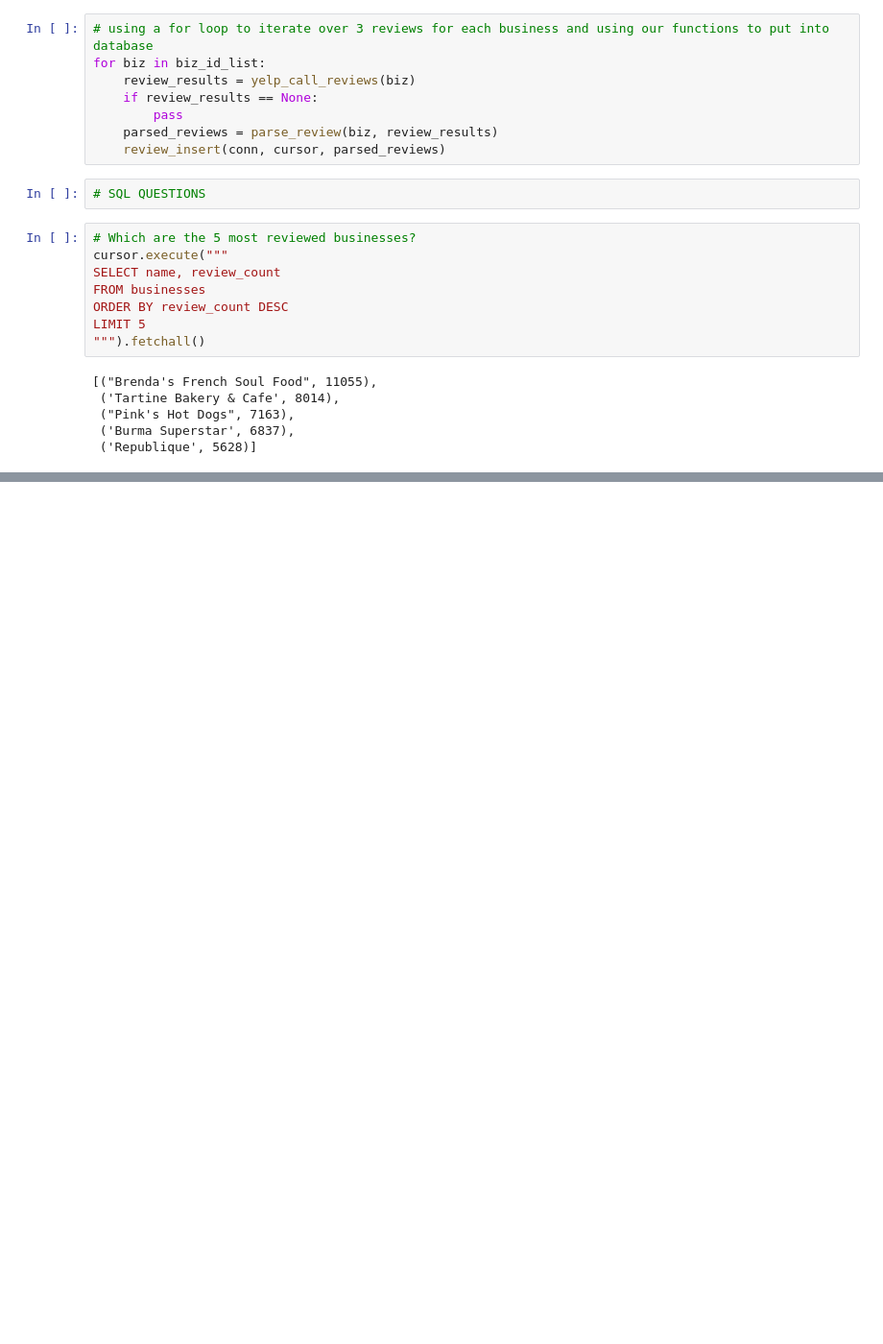
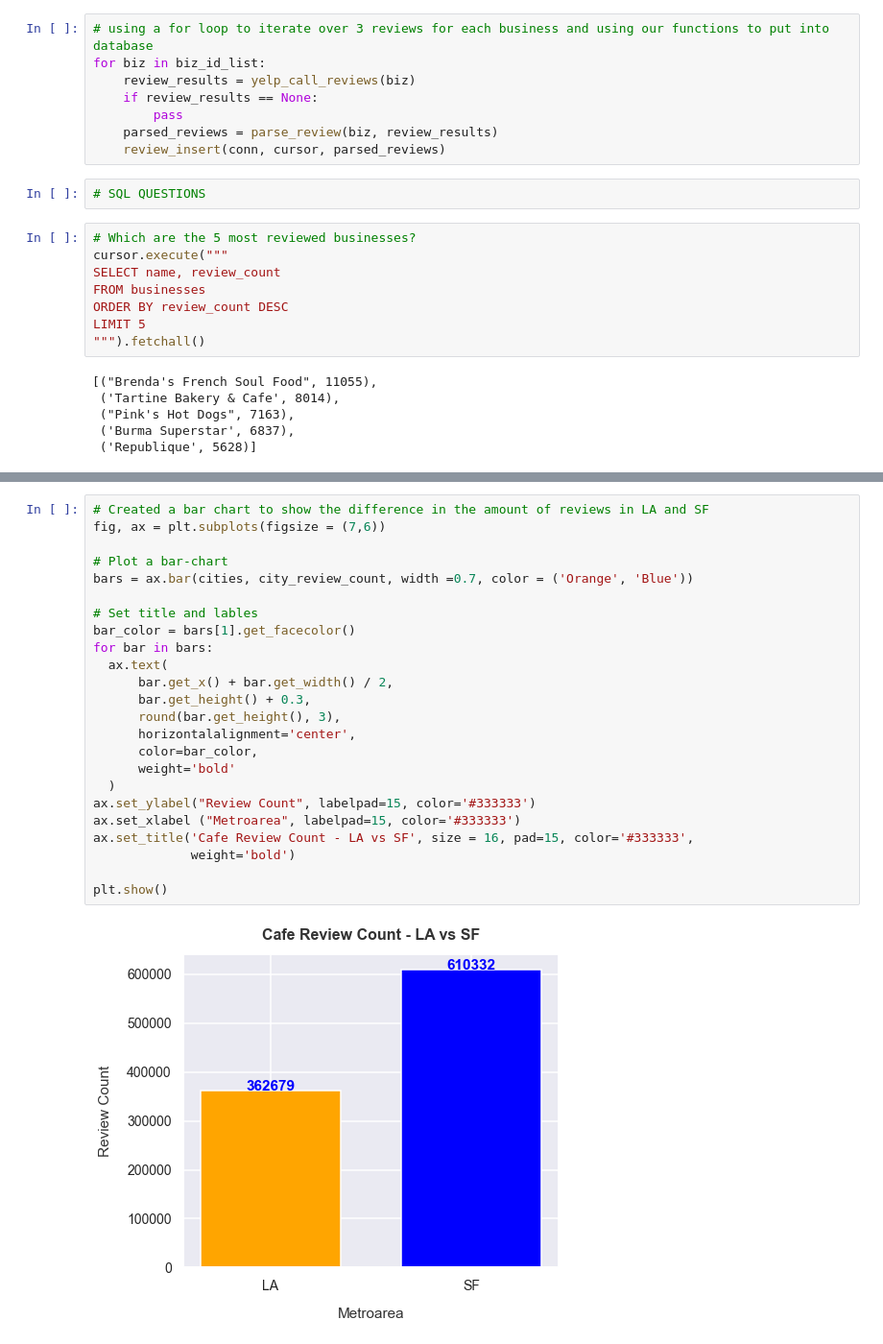
Before and after one commit to dawsonc96/YELP-Reviews-Project, a Jupyter notebook: yelp_setup.ipynb, the cells around one changed output, grey strips where cells are left out. Shown: that part at 96% size. Saved outputs shown, nothing was run; the diff lists cells and outputs as text; blank space fills up the shorter version.

```diff
--- a/yelp_setup.ipynb
+++ b/yelp_setup.ipynb
@@ -471,0 +451,26 @@ plt.legend().set_title('')
+# %%
+# Created a bar chart to show the difference in the amount of reviews in LA and SF
+fig, ax = plt.subplots(figsize = (7,6))
+
+# Plot a bar-chart
+bars = ax.bar(cities, city_review_count, width =0.7, color = ('Orange', 'Blue'))
+
+# Set title and lables
+bar_color = bars[1].get_facecolor()
+for bar in bars:
+  ax.text(
+      bar.get_x() + bar.get_width() / 2,
+      bar.get_height() + 0.3,
+      round(bar.get_height(), 3),
+      horizontalalignment='center',
+      color=bar_color,
+      weight='bold'
+  )
+ax.set_ylabel("Review Count", labelpad=15, color='#333333')
+ax.set_xlabel ("Metroarea", labelpad=15, color='#333333')
+ax.set_title('Cafe Review Count - LA vs SF', size = 16, pad=15, color='#333333',
+             weight='bold')
+
+plt.show()
+# %% [output]
+[figure, added]
```
Also changed, not shown: parts of 23 cells of this notebook.
